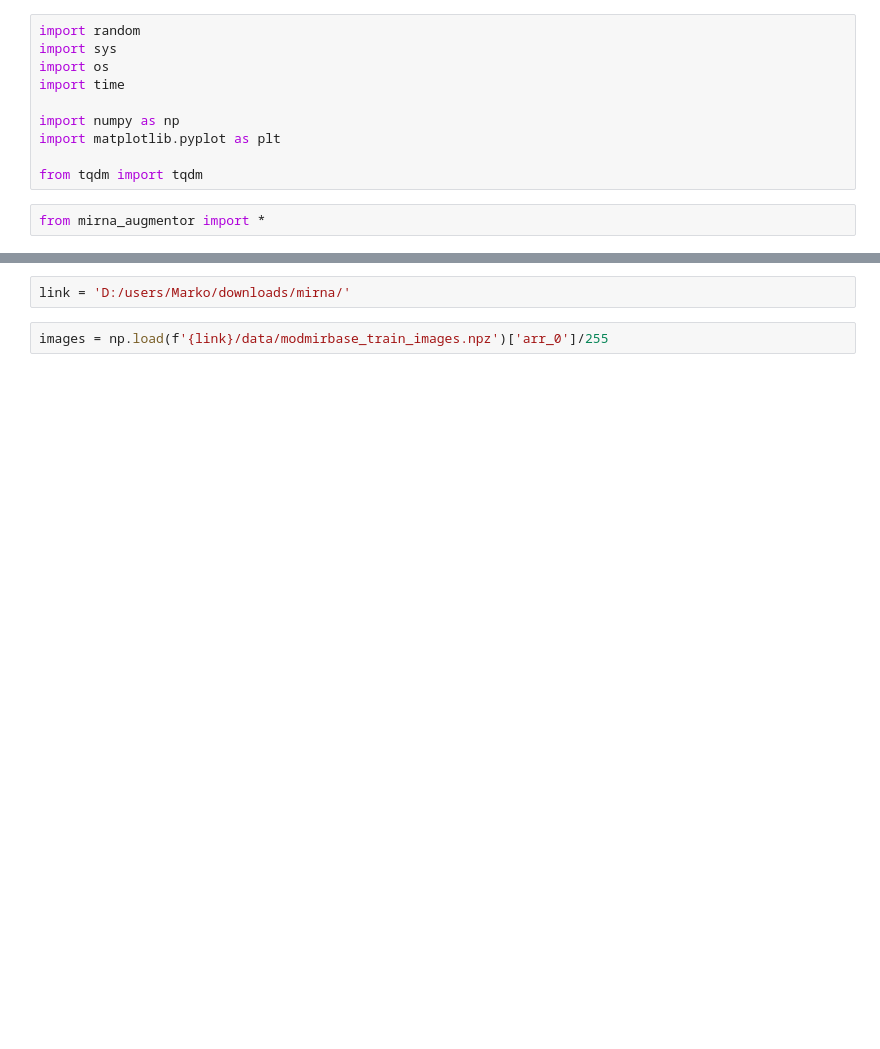
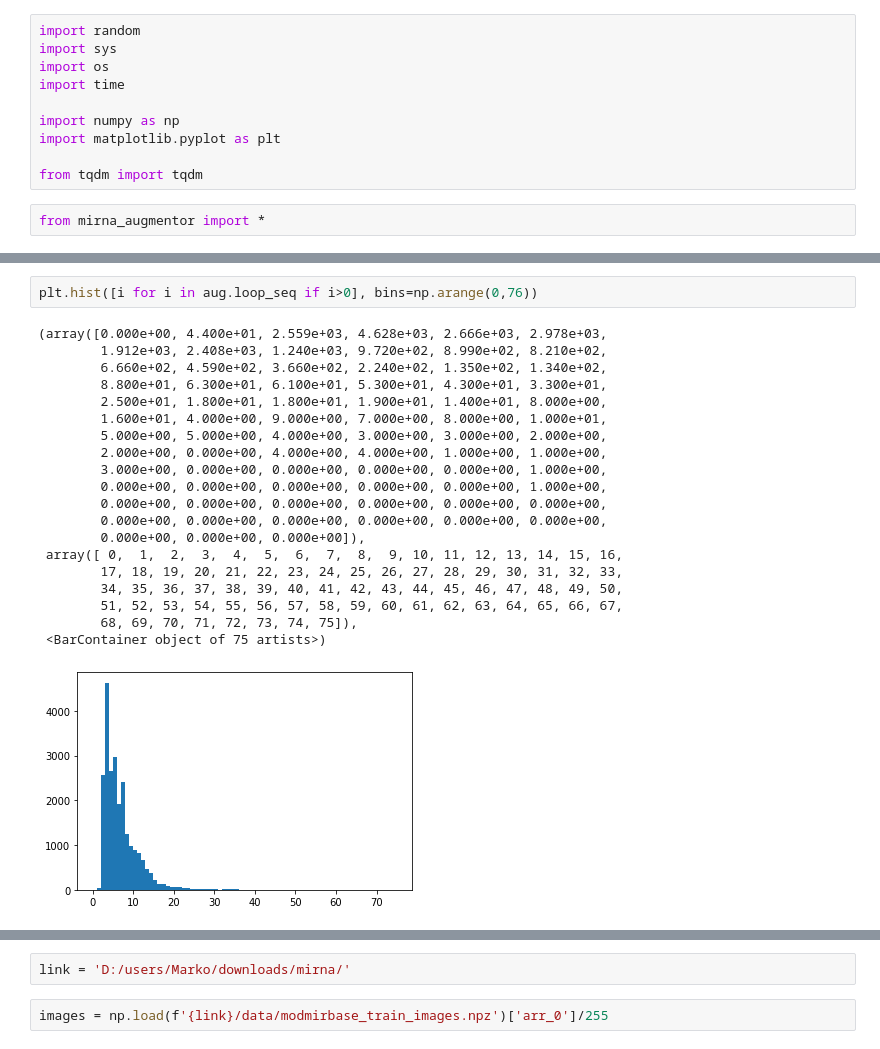
Before and after one commit to marko-petkovic/mirna, a Jupyter notebook: miRNAgeneration/MiRNA augmentation.ipynb, the cells around one changed output, grey strips where cells are left out. Saved outputs shown, nothing was run; the diff lists cells and outputs as text; blank space fills up the shorter version.

Commit message:
calculate terminal loop presence and length

```diff
--- a/miRNAgeneration/MiRNA augmentation.ipynb
+++ b/miRNAgeneration/MiRNA augmentation.ipynb
@@ -15,3 +35,26 @@ aug = Augmentor()
+# %%
+plt.hist([i for i in aug.loop_seq if i>0], bins=np.arange(0,76))
+# %% [output]
+(array([0.000e+00, 4.400e+01, 2.559e+03, 4.628e+03, 2.666e+03, 2.978e+03,
+        1.912e+03, 2.408e+03, 1.240e+03, 9.720e+02, 8.990e+02, 8.210e+02,
+        6.660e+02, 4.590e+02, 3.660e+02, 2.240e+02, 1.350e+02, 1.340e+02,
+        8.800e+01, 6.300e+01, 6.100e+01, 5.300e+01, 4.300e+01, 3.300e+01,
+        2.500e+01, 1.800e+01, 1.800e+01, 1.900e+01, 1.400e+01, 8.000e+00,
+        1.600e+01, 4.000e+00, 9.000e+00, 7.000e+00, 8.000e+00, 1.000e+01,
+        5.000e+00, 5.000e+00, 4.000e+00, 3.000e+00, 3.000e+00, 2.000e+00,
+        2.000e+00, 0.000e+00, 4.000e+00, 4.000e+00, 1.000e+00, 1.000e+00,
+        3.000e+00, 0.000e+00, 0.000e+00, 0.000e+00, 0.000e+00, 1.000e+00,
+        0.000e+00, 0.000e+00, 0.000e+00, 0.000e+00, 0.000e+00, 1.000e+00,
+        0.000e+00, 0.000e+00, 0.000e+00, 0.000e+00, 0.000e+00, 0.000e+00,
+        0.000e+00, 0.000e+00, 0.000e+00, 0.000e+00, 0.000e+00, 0.000e+00,
+        0.000e+00, 0.000e+00, 0.000e+00]),
+ array([ 0,  1,  2,  3,  4,  5,  6,  7,  8,  9, 10, 11, 12, 13, 14, 15, 16,
+        17, 18, 19, 20, 21, 22, 23, 24, 25, 26, 27, 28, 29, 30, 31, 32, 33,
+        34, 35, 36, 37, 38, 39, 40, 41, 42, 43, 44, 45, 46, 47, 48, 49, 50,
+        51, 52, 53, 54, 55, 56, 57, 58, 59, 60, 61, 62, 63, 64, 65, 66, 67,
+        68, 69, 70, 71, 72, 73, 74, 75]),
+ <BarContainer object of 75 artists>)
+[figure, added]
 # %%
 plt.imshow(aug.augment_mirna(0))
 # %% [output]
```
Also changed, not shown: parts of 7 cells of this notebook, 2 other files.
